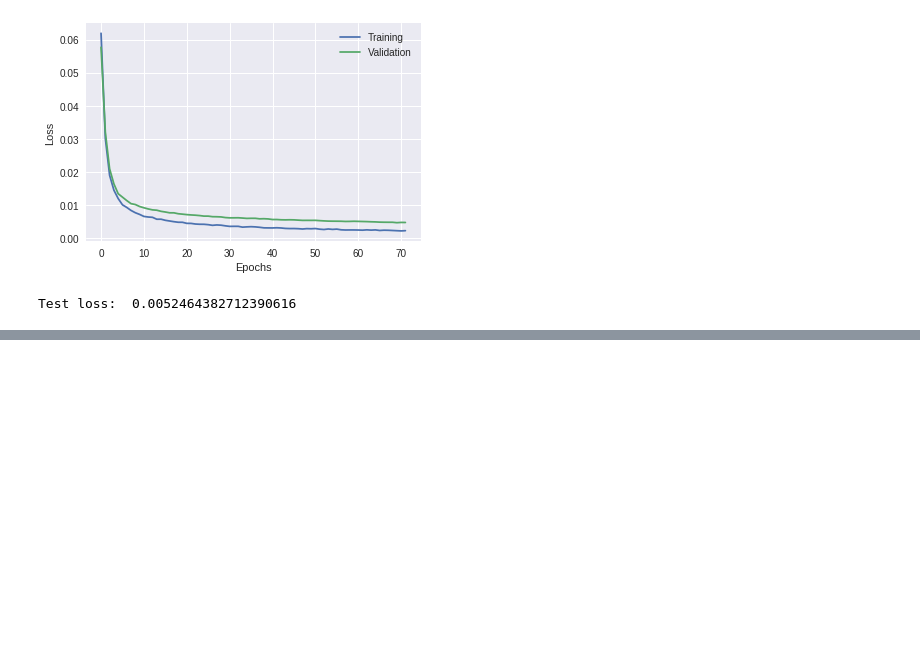
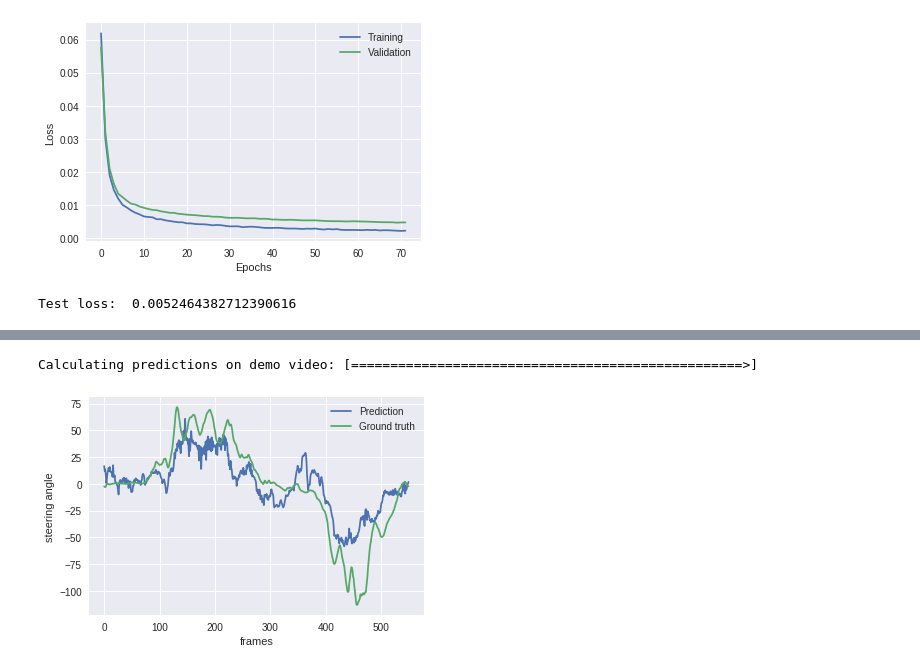
Before and after one commit to ffabi/AssettoCorsaSelfDriving, a Jupyter notebook: AssettoCorsaSelfDriving_3_0.ipynb, the cells around one changed output, grey strips where cells are left out. Saved outputs shown, nothing was run; the diff lists cells and outputs as text; code cells hidden in the pictures; blank space fills up the shorter version.

Commit message:
demo visualized

```diff
--- a/AssettoCorsaSelfDriving_3_0.ipynb
+++ b/AssettoCorsaSelfDriving_3_0.ipynb
@@ -443,0 +484,41 @@ plt.show()
+# %%
+predictions = []
+truth = []
+
+metafile = open("dataset/metainfos/demo.txt")
+counter = 0
+
+# output = os.popen("ls dataset/demo_frames | wc -l").read()
+# videolength = int(output.replace("\n", ""))
+
+videolength = 550
+
+for i in range(videolength):
+    values = metafile.readline().split(";")
+    if len(values) < 2:
+        break
+
+    truth.append(float(values[0]))
+
+    img = np.array(img_to_array(load_img('dataset/demo_frames/frame_' + str(i) + '.png'))/255.0, copy=False, ndmin=4)
+    predictions.append(scaler.inverse_transform(model.predict(img))[0][0])
+
+    counter += 1
+
+
+    cnt = int(counter/videolength*50)
+    sys.stdout.write('\r'+ "Calculating predictions on demo video: [" + "="*cnt + ">" + " "*(50-cnt-1) + "]")
+
+
+metafile.close()
+
+
+plt.xlabel('frames')
+plt.ylabel('steering angle')
+plt.plot(predictions)
+plt.plot(truth)
+plt.legend(['Prediction', 'Ground truth'])
+plt.show()
+# %% [output]
+Calculating predictions on demo video: [==================================================>]
+[figure, added]
```
Also changed, not shown: parts of 12 cells of this notebook.
